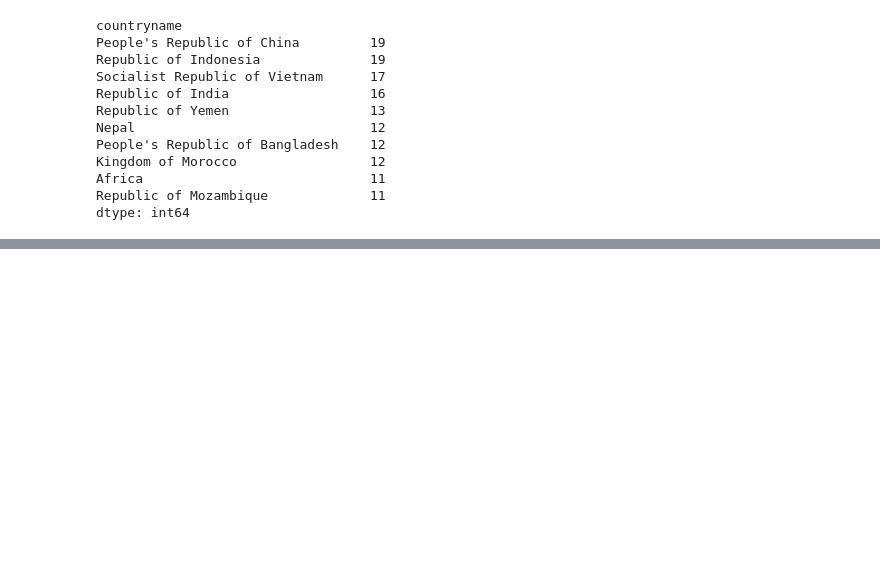
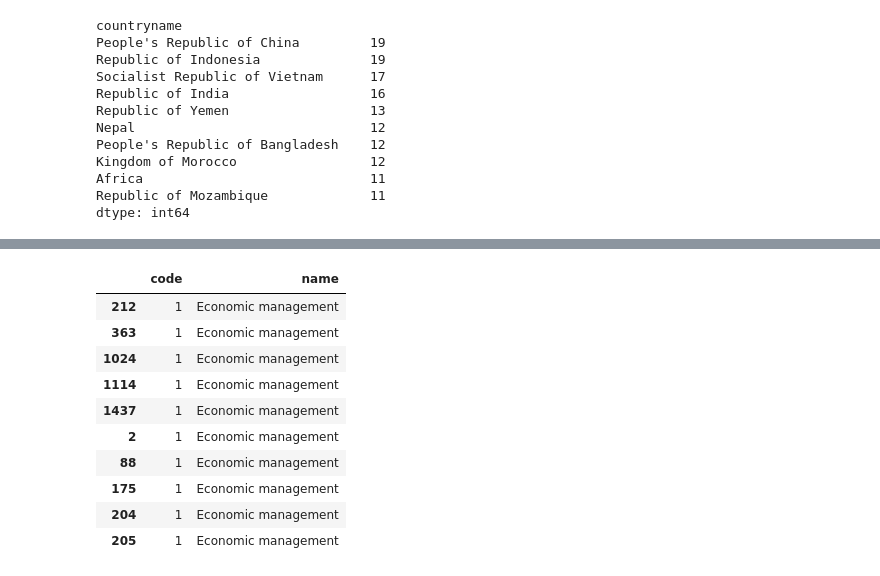
Before and after one commit to BhuviSharma/SB-DSC, a Jupyter notebook: mini_projects/data_wrangling_json/sliderule_dsi_json_exercise.ipynb, the cells around one changed output, grey strips where cells are left out. Cells and saved outputs as stored; diff of their text form; code cells hidden in the pictures; blank space fills up the shorter version.

```diff
--- a/mini_projects/data_wrangling_json/sliderule_dsi_json_exercise.ipynb
+++ b/mini_projects/data_wrangling_json/sliderule_dsi_json_exercise.ipynb
@@ -140,0 +162,17 @@ sample_json_df
+# %%
+# Now do backward fill for N/A values in dataframe
+# It's giving answer for -----------------3rd question-------------------- also
+projects_data = projects_data.replace('', np.nan).fillna(method='bfill')
+projects_data.head(10)
+# %% [output]
+|  | code | name |
+| 212 | 1 | Economic management |
+| 363 | 1 | Economic management |
+| 1024 | 1 | Economic management |
+| 1114 | 1 | Economic management |
+| 1437 | 1 | Economic management |
+| 2 | 1 | Economic management |
+| 88 | 1 | Economic management |
+| 175 | 1 | Economic management |
+| 204 | 1 | Economic management |
+| 205 | 1 | Economic management |
```
Also changed, not shown: parts of 7 cells of this notebook, 1 other file.
